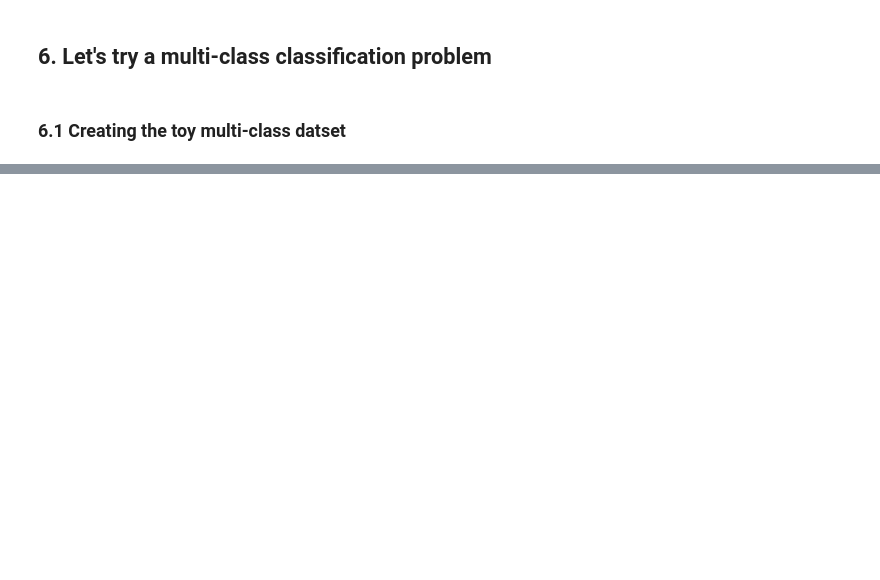
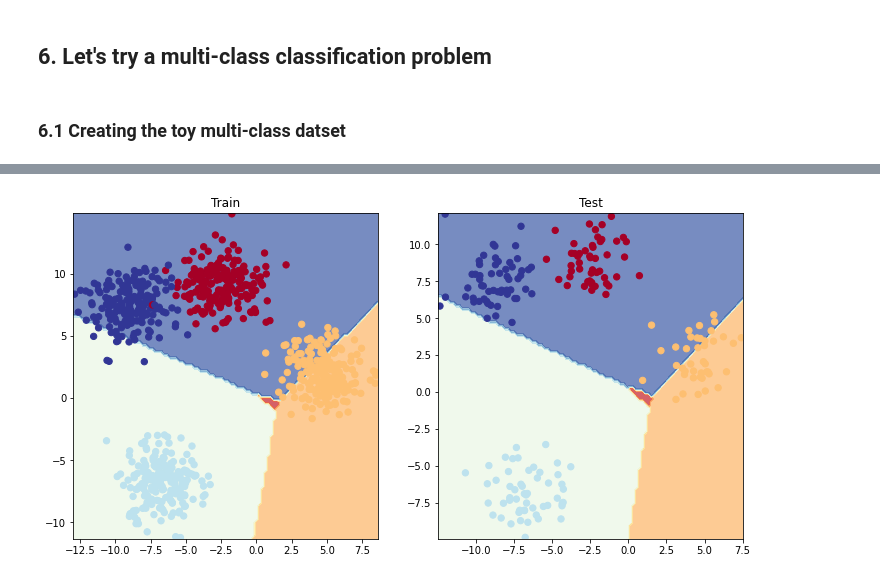
Before and after one commit to awhang/mnist-colab-excercise, a Jupyter notebook: 02_neural_network_classification.ipynb, the cells around one changed output, grey strips where cells are left out. Drawn from its saved outputs; the diff is of its cells as text; code cells hidden in the pictures; blank space fills up the shorter version.

```diff
--- a/02_neural_network_classification.ipynb
+++ b/02_neural_network_classification.ipynb
@@ -425,7 +424,7 @@ loss_fn = nn.BCEWithLogitsLoss() # sigmoid activation function build-in
 optimizer = torch.optim.Adam(params=model_1.parameters(), lr=0.01)
 
 # Try out the new model
-train_test_loop(X_train, y_train, X_test, y_test, epochs=300, print_step=10, model=model_1, device=device, seed=42)
+train_test_loop(X_train, y_train, X_test, y_test, epochs=500, print_step=10, model=model_1, device=device, seed=42)
 # %% [output]
 Epoch: 0 | Loss: 0.69735, Acc: 48.75000 | Test loss: 0.68901, Test acc: 53.00%
 Epoch: 10 | Loss: 0.68823, Acc: 52.37500 | Test loss: 0.68268, Test acc: 54.50%
@@ -461,0 +494,4 @@ from sklearn.model_selection import train_test_split
+# %%
+# Setting up device agnostic code
+device = "cuda" if torch.cuda.is_available() else "cpu"
+device
@@ -461,0 +500,25 @@ from sklearn.model_selection import train_test_split
+# %%
+# Construct the model
+
+# We'll re-use the model above but use nn.Sequential() instead
+class BlobModelV0(nn.Module):
+  def __init__(self, in_features, out_features, hidden_units=8):
+    super().__init__()
+
+    # 2 nn.Linear layers capable of handling the shapes of the data
+    self.linear_layer_stack = nn.Sequential(
+        nn.Linear(in_features=in_features, out_features=hidden_units),
+        # nn.ReLU(), # for this mock data set,, ReLU activations seem unnecessary
+        nn.Linear(in_features=hidden_units, out_features=hidden_units),
+        # nn.ReLU(),
+        nn.Linear(in_features=hidden_units, out_features=out_features)
+        )
+
+  # 3.  Define the forward pass function
+  def forward(self, x):
+    return self.linear_layer_stack(x)
+
+model_multi = BlobModelV0(in_features=2, # matches number of features in x
+                          out_features=4, # matches the number of classes in the blob
+                          ).to(device)
+model_multi
@@ -461,0 +600,16 @@ from sklearn.model_selection import train_test_split
+# %%
+# Let's plot the test run of the model
+
+def plot_test_train(model, X_train, y_train, X_test, y_test):
+  plt.figure(figsize=(12, 6))
+  plt.subplot(1, 2,  1)
+  plt.title("Train")
+  plot_decision_boundary(model, X_train, y_train)
+
+  plt.subplot(1, 2, 2)
+  plt.title("Test")
+  plot_decision_boundary(model, X_test, y_test)
+
+plot_test_train(model_multi, X_blob_train, y_blob_train, X_blob_test, y_blob_test)
+# %% [output]
+[figure, added]
```
Also changed, not shown: parts of 24 cells of this notebook.
